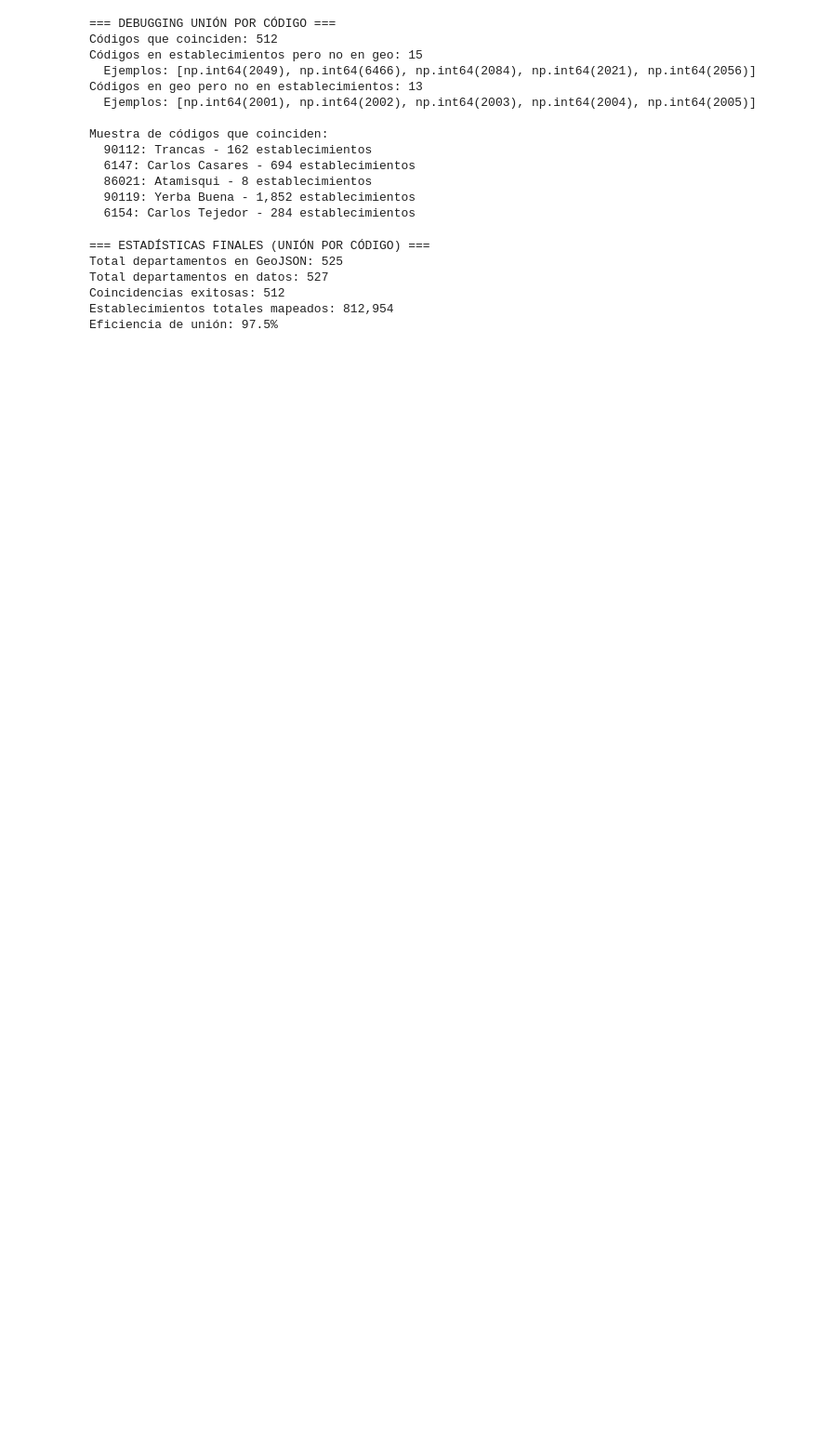
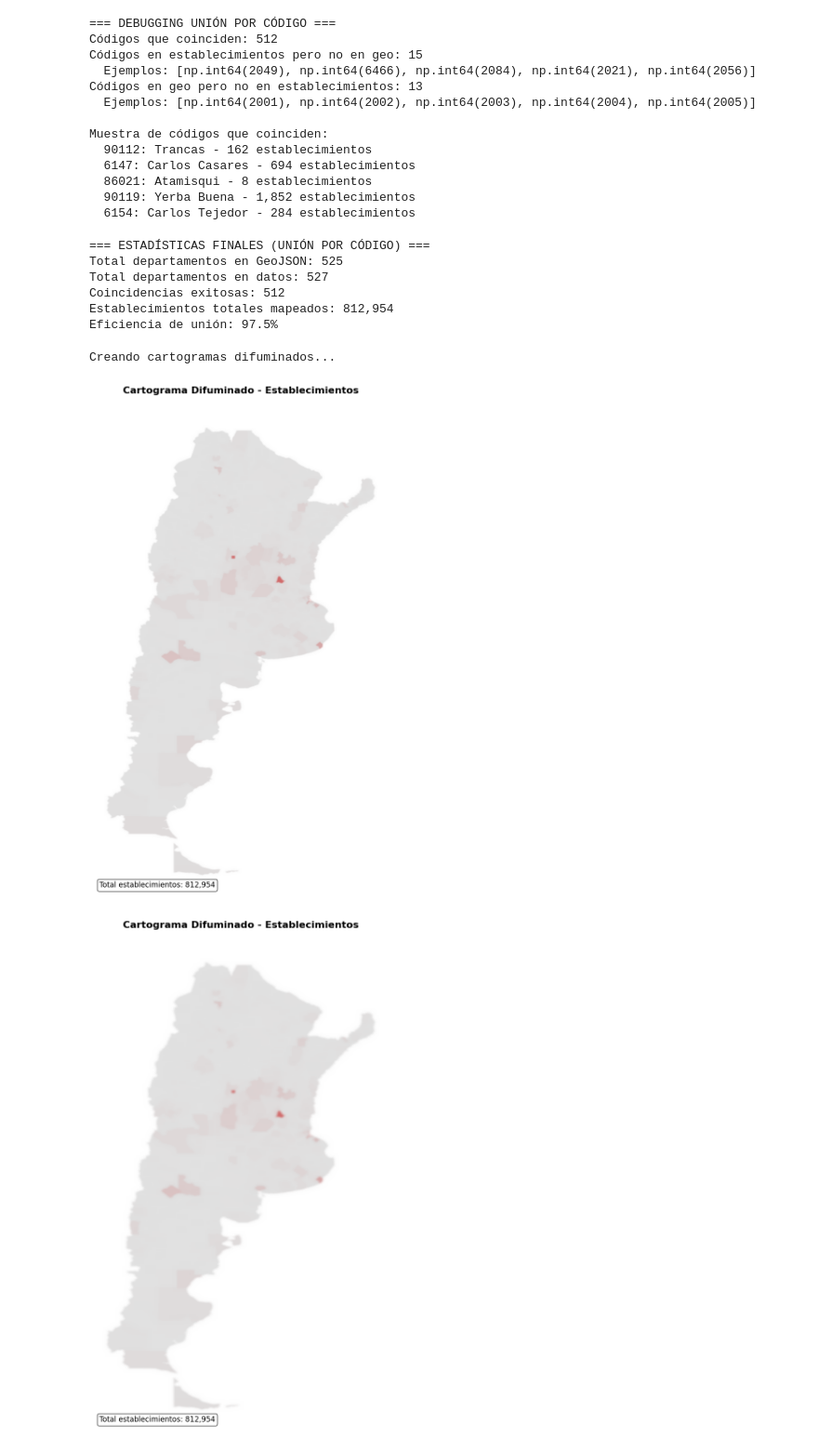
Before and after one commit to roldannahuelalejadro/Labo-Datos-master, a Jupyter notebook: Trabajo Practico 1/Analisis de datos.ipynb, the cells around one changed output. Shown at 93% size. Cells and saved outputs as stored; diff of their text form; code cells hidden in the pictures; blank space fills up the shorter version.

```diff
--- a/Trabajo Practico 1/Analisis de datos.ipynb
+++ b/Trabajo Practico 1/Analisis de datos.ipynb
@@ -537,3 +222,81 @@ Total departamentos en datos: 527
 Coincidencias exitosas: 512
 Establecimientos totales mapeados: 812,954
 Eficiencia de unión: 97.5%
+# %%
+import matplotlib.pyplot as plt
+import numpy as np
+from scipy import ndimage
+import io
+from PIL import Image
+
+# Método 1: Usando buffer corregido
+def crear_cartograma_difuminado(gdf, columna='establecimientos', sigma=2, figsize=(16, 12)):
+    """Crea un cartograma difuminado usando Gaussian blur"""
+
+    fig, ax = plt.subplots(1, 1, figsize=figsize)
+
+    # Plot normal para obtener los bounds
+    gdf.plot(column=columna, ax=ax, cmap=cmap,
+             edgecolor="#D4D4D4", linewidth=0.3)
+
+    # Obtener límites
+    xmin, xmax, ymin, ymax = ax.axis()
+    ax.cla()
+
+    # Crear figura temporal
+    fig_temp = plt.figure(figsize=figsize, dpi=100)
+    ax_temp = fig_temp.add_subplot(111)
+
+    # Plot sin bordes para mejor blur
+    gdf.plot(column=columna, ax=ax_temp, cmap=cmap, edgecolor="none")
+    ax_temp.set_xlim(xmin, xmax)
+    ax_temp.set_ylim(ymin, ymax)
+    ax_temp.axis('off')
+    ax_temp.set_position([0, 0, 1, 1])  # Usar todo el espacio
+
+    # Guardar en buffer y convertir a array
+    buf = io.BytesIO()
+    fig_temp.savefig(buf, format='png', bbox_inches='tight', pad_inches=0, dpi=100)
+    buf.seek(0)
+    img = Image.open(buf)
+    image_array = np.array(img)
+
+    # Aplicar Gaussian blur
+    blurred_array = ndimage.gaussian_filter(image_array, sigma=[sigma, sigma, 0])
+
+    plt.close(fig_temp)
+
+    # Plotear la versión difuminada
+    ax.imshow(blurred_array, extent=[xmin, xmax, ymin, ymax])
+    ax.set_title(f'Cartograma Difuminado - {columna.title()}',
+                 fontsize=16, fontweight='bold', pad=20)
+    ax.set_axis_off()
+
+    # Agregar información
+    total = gdf[columna].sum()
+    ax.text(0.02, 0.02,
+            f'Total {columna}: {total:,.0f}',
+            transform=ax.transAxes, fontsize=12,
+            bbox=dict(boxstyle="round,pad=0.3", facecolor="white", alpha=0.8))
+
+    plt.tight_layout()
+    return fig, ax
+
+# Probar con diferentes niveles de difuminado
+print("Creando cartogramas difuminados...")
+
+# Sigma bajo (poco difuminado)
+fig1, ax1 = crear_cartograma_difuminado(gdf_merged, sigma=1)
+plt.show()
+
+# Sigma medio
+fig2, ax2 = crear_cartograma_difuminado(gdf_merged, sigma=2)
+plt.show()
+
+# Sigma alto (muy difuminado)
+fig3, ax3 = crear_cartograma_difuminado(gdf_merged, sigma=3)
+plt.show()
+# %% [output]
+Creando cartogramas difuminados...
+[figure, added]
+[figure, added]
```
Also changed, not shown: parts of 19 cells of this notebook.
